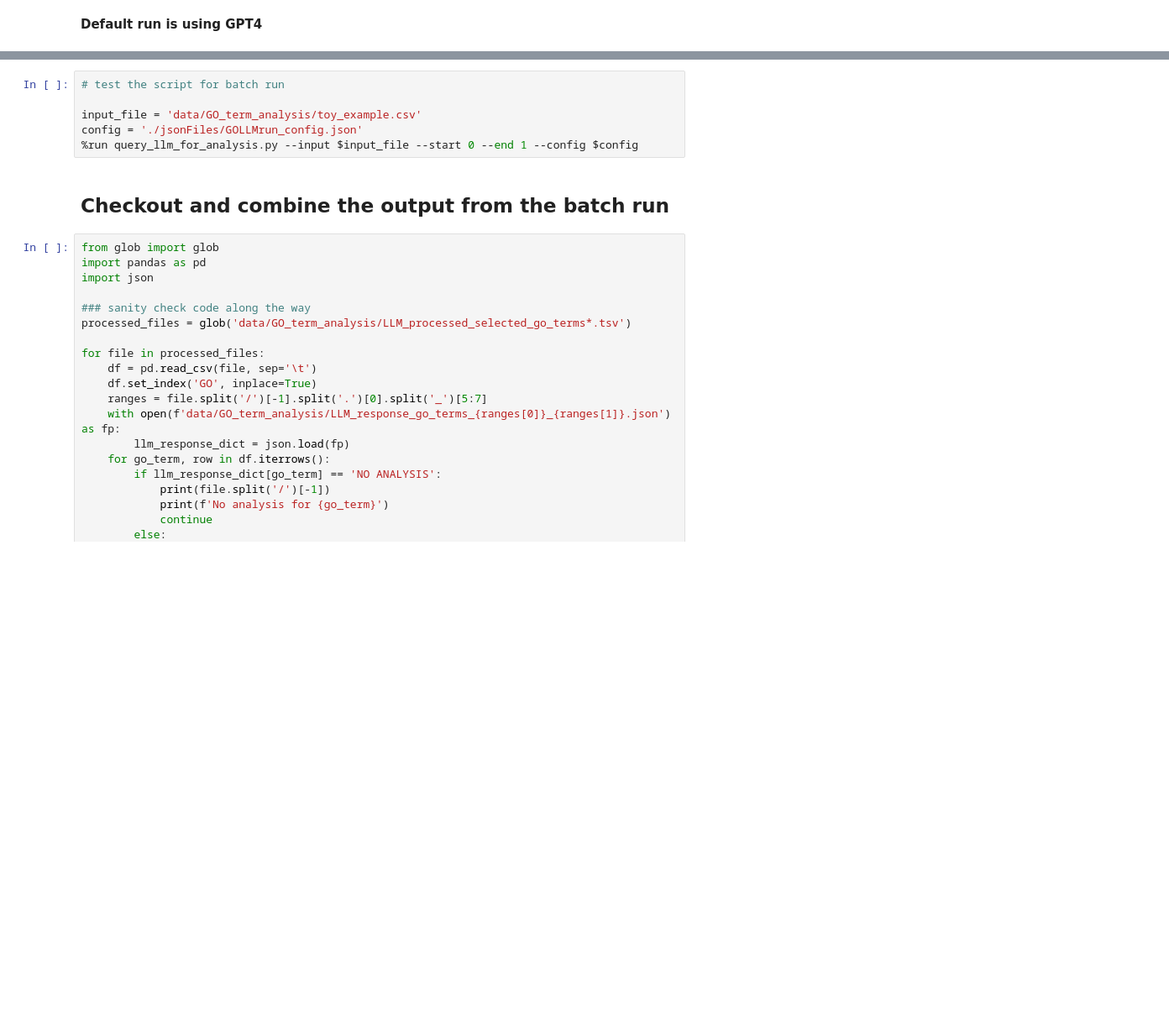
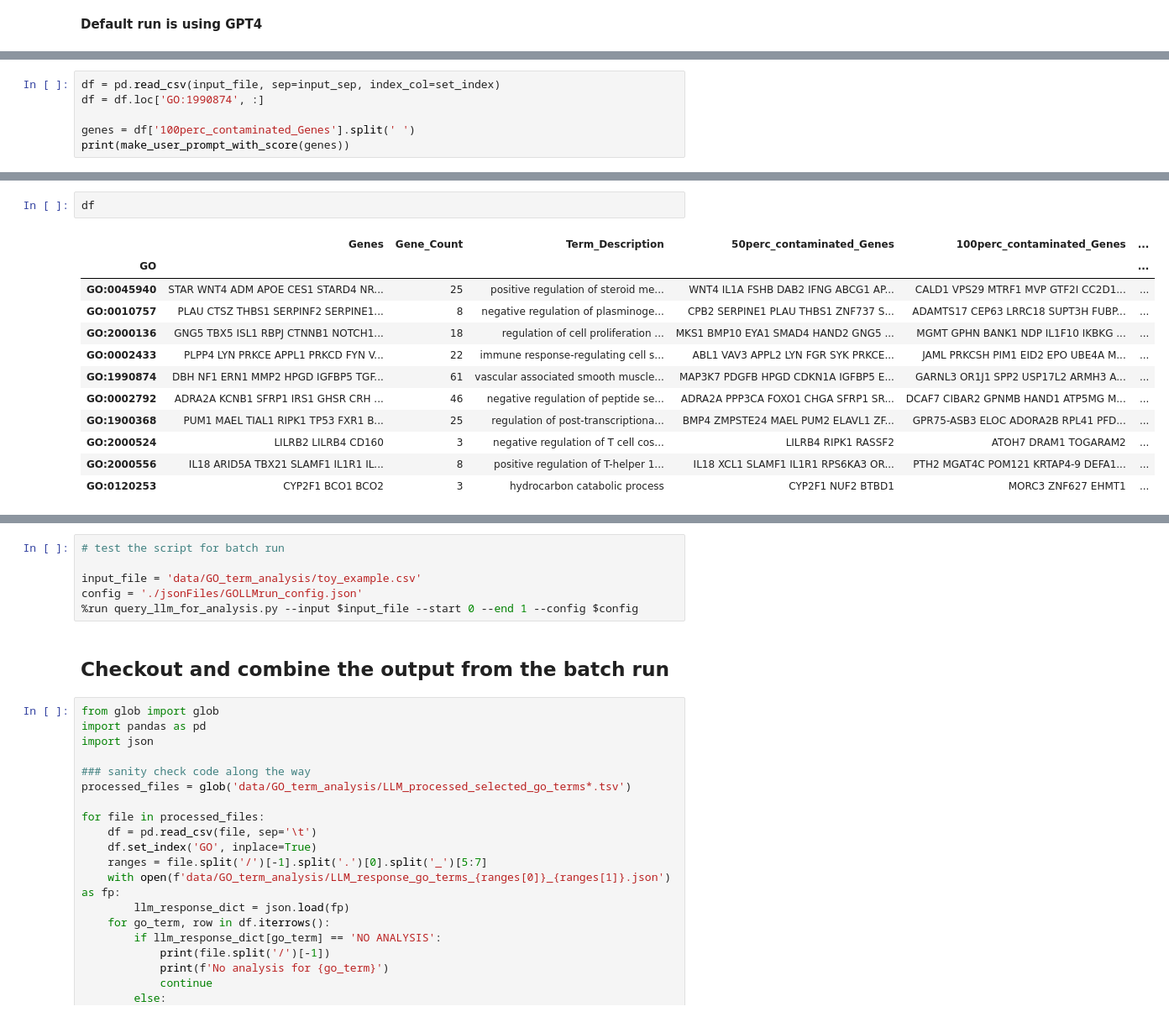
Before and after one commit to idekerlab/llm_evaluation_for_gene_set_interpretation, a Jupyter notebook: 1.[GO set]Run_LLM_analysis.ipynb, the cells around one changed output, grey strips where cells are left out. Shown: that part at 84% size. Drawn from its saved outputs; the diff is of its cells as text; blank space fills up the shorter version.

```diff
--- a/1.[GO set]Run_LLM_analysis.ipynb
+++ b/1.[GO set]Run_LLM_analysis.ipynb
@@ -219,0 +238,6 @@ Accessing OpenAI API
+# %%
+df = pd.read_csv(input_file, sep=input_sep, index_col=set_index)
+df = df.loc['GO:1990874', :]
+
+genes = df['100perc_contaminated_Genes'].split(' ')
+print(make_user_prompt_with_score(genes))
@@ -220 +262,16 @@ Accessing OpenAI API
+# %%
+df
+# %% [output]
+|  | Genes | Gene_Count | Term_Description | 50perc_contaminated_Genes | 100perc_contaminated_Genes | ... |
+| GO |  |  |  |  |  | ... |
+| GO:0045940 | STAR WNT4 ADM APOE CES1 STARD4 NR... | 25 | positive regulation of steroid me... | WNT4 IL1A FSHB DAB2 IFNG ABCG1 AP... | CALD1 VPS29 MTRF1 MVP GTF2I CC2D1... | ... |
+| GO:0010757 | PLAU CTSZ THBS1 SERPINF2 SERPINE1... | 8 | negative regulation of plasminoge... | CPB2 SERPINE1 PLAU THBS1 ZNF737 S... | ADAMTS17 CEP63 LRRC18 SUPT3H FUBP... | ... |
+| GO:2000136 | GNG5 TBX5 ISL1 RBPJ CTNNB1 NOTCH1... | 18 | regulation of cell proliferation ... | MKS1 BMP10 EYA1 SMAD4 HAND2 GNG5 ... | MGMT GPHN BANK1 NDP IL1F10 IKBKG ... | ... |
+| GO:0002433 | PLPP4 LYN PRKCE APPL1 PRKCD FYN V... | 22 | immune response-regulating cell s... | ABL1 VAV3 APPL2 LYN FGR SYK PRKCE... | JAML PRKCSH PIM1 EID2 EPO UBE4A M... | ... |
+| GO:1990874 | DBH NF1 ERN1 MMP2 HPGD IGFBP5 TGF... | 61 | vascular associated smooth muscle... | MAP3K7 PDGFB HPGD CDKN1A IGFBP5 E... | GARNL3 OR1J1 SPP2 USP17L2 ARMH3 A... | ... |
+| GO:0002792 | ADRA2A KCNB1 SFRP1 IRS1 GHSR CRH ... | 46 | negative regulation of peptide se... | ADRA2A PPP3CA FOXO1 CHGA SFRP1 SR... | DCAF7 CIBAR2 GPNMB HAND1 ATP5MG M... | ... |
+| GO:1900368 | PUM1 MAEL TIAL1 RIPK1 TP53 FXR1 B... | 25 | regulation of post-transcriptiona... | BMP4 ZMPSTE24 MAEL PUM2 ELAVL1 ZF... | GPR75-ASB3 ELOC ADORA2B RPL41 PFD... | ... |
+| GO:2000524 | LILRB2 LILRB4 CD160 | 3 | negative regulation of T cell cos... | LILRB4 RIPK1 RASSF2 | ATOH7 DRAM1 TOGARAM2 | ... |
+| GO:2000556 | IL18 ARID5A TBX21 SLAMF1 IL1R1 IL... | 8 | positive regulation of T-helper 1... | IL18 XCL1 SLAMF1 IL1R1 RPS6KA3 OR... | PTH2 MGAT4C POM121 KRTAP4-9 DEFA1... | ... |
+| GO:0120253 | CYP2F1 BCO1 BCO2 | 3 | hydrocarbon catabolic process | CYP2F1 NUF2 BTBD1 | MORC3 ZNF627 EHMT1 | ... |
 # %%
```
Also changed, not shown: parts of 12 cells of this notebook, 9 other files.
